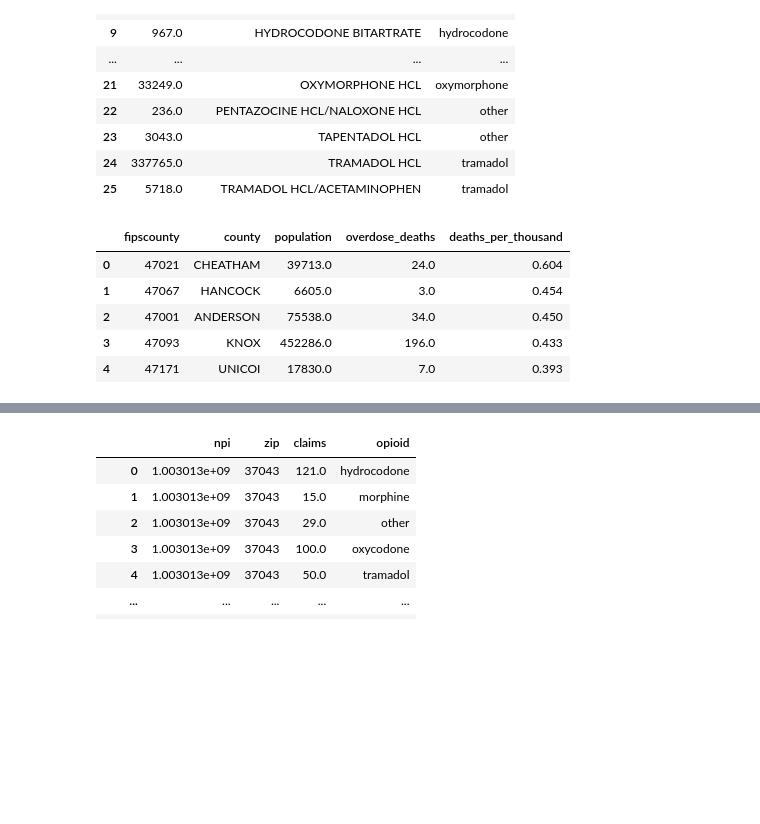
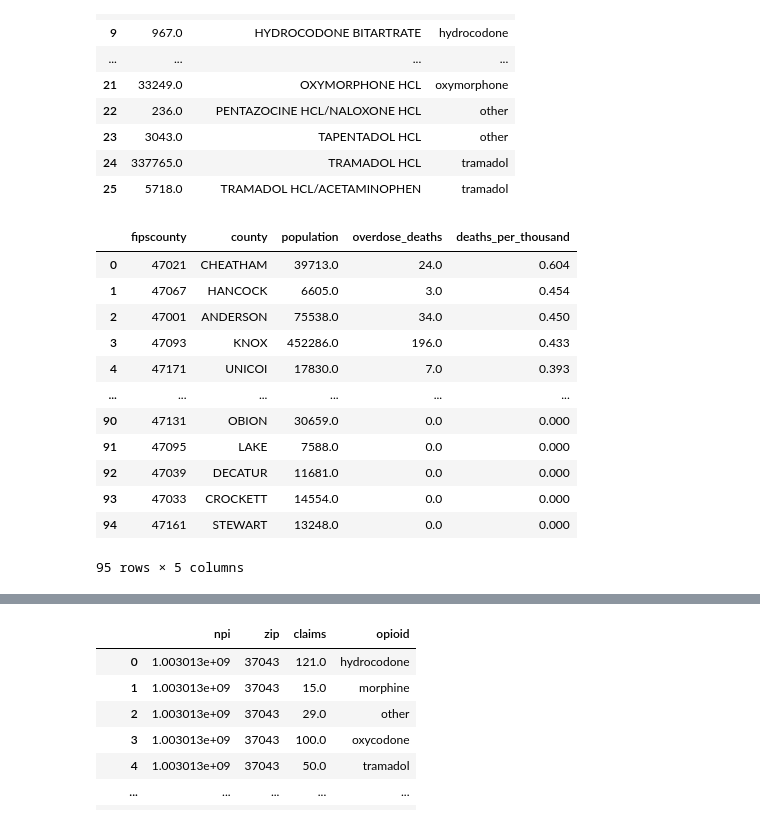
Before and after one commit to nss-data-science-cohort-4/sql_rx_project-mmm, a Jupyter notebook: sql_rx_parker.ipynb, the cells around one changed output, grey strips where cells are left out. Cells and saved outputs as stored; diff of their text form; code cells hidden in the pictures; blank space fills up the shorter version.

```diff
--- a/sql_rx_parker.ipynb
+++ b/sql_rx_parker.ipynb
@@ -181,29 +254,36 @@ claims_per_opioid
 # %%
 #Overdose deaths per county per year
 query = '''
 SELECT f.fipscounty
     , f.county
     , p.population
     , overdose_deaths
     , ROUND(overdose_deaths / population * 1000.0, 3) AS deaths_per_thousand
 FROM overdose_deaths AS o
 JOIN fips_county AS f
 USING(fipscounty)
 JOIN population AS p
 USING(fipscounty)
 WHERE year = 2017
 ORDER BY deaths_per_thousand DESC;
 '''
 
 od_deaths = pd.read_sql(query, con = engine)
-od_deaths.head()
+od_deaths
 # %% [output]
 |  | fipscounty | county | population | overdose_deaths | deaths_per_thousand |
 | 0 | 47021 | CHEATHAM | 39713.0 | 24.0 | 0.604 |
 | 1 | 47067 | HANCOCK | 6605.0 | 3.0 | 0.454 |
 | 2 | 47001 | ANDERSON | 75538.0 | 34.0 | 0.450 |
 | 3 | 47093 | KNOX | 452286.0 | 196.0 | 0.433 |
 | 4 | 47171 | UNICOI | 17830.0 | 7.0 | 0.393 |
+| ... | ... | ... | ... | ... | ... |
+| 90 | 47131 | OBION | 30659.0 | 0.0 | 0.000 |
+| 91 | 47095 | LAKE | 7588.0 | 0.0 | 0.000 |
+| 92 | 47039 | DECATUR | 11681.0 | 0.0 | 0.000 |
+| 93 | 47033 | CROCKETT | 14554.0 | 0.0 | 0.000 |
+| 94 | 47161 | STEWART | 13248.0 | 0.0 | 0.000 |
+95 rows × 5 columns
 # %%
 #Total claims per Generic Name
 #!!! Need to combine rows with shared opioids
```
Also changed, not shown: parts of 18 cells of this notebook, 1 other file.
